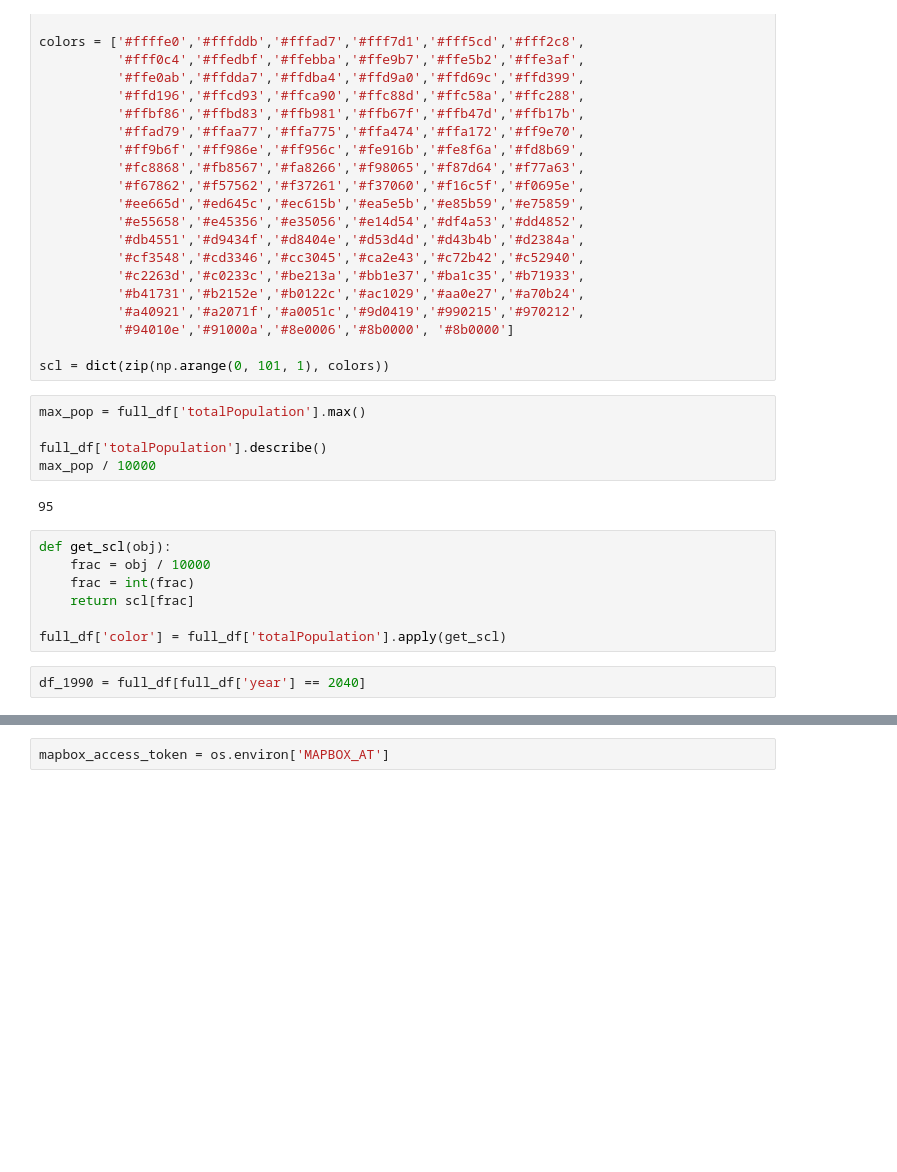
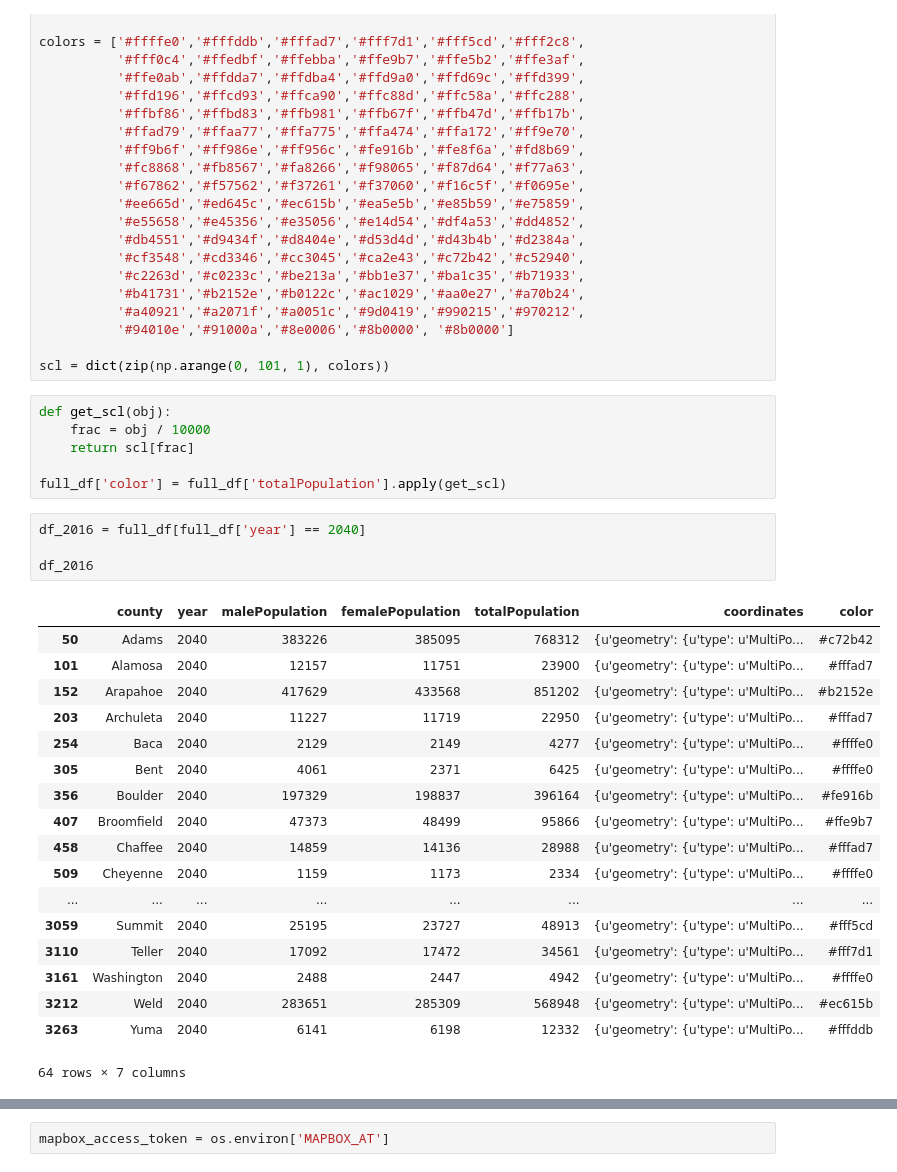
Before and after one commit to andrewfulton9/Colorado_Population_Analysis, a Jupyter notebook: population_analysis.ipynb, the cells around one changed output, grey strips where cells are left out. Cells and saved outputs as stored; diff of their text form; blank space fills up the shorter version.

```diff
--- a/population_analysis.ipynb
+++ b/population_analysis.ipynb
@@ -135,21 +128,34 @@ colors = ['#ffffe0','#fffddb','#fffad7','#fff7d1','#fff5cd','#fff2c8',
           '#94010e','#91000a','#8e0006','#8b0000', '#8b0000']
 
 scl = dict(zip(np.arange(0, 101, 1), colors))
-# %%
-max_pop = full_df['totalPopulation'].max()
-
-full_df['totalPopulation'].describe()
-max_pop / 10000
-# %% [output]
-95
 # %%
 def get_scl(obj):
     frac = obj / 10000
-    frac = int(frac)
     return scl[frac]
 
 full_df['color'] = full_df['totalPopulation'].apply(get_scl)
 # %%
-df_1990 = full_df[full_df['year'] == 2040]
+df_2016 = full_df[full_df['year'] == 2040]
+
+df_2016
+# %% [output]
+|  | county | year | malePopulation | femalePopulation | totalPopulation | coordinates | color |
+| 50 | Adams | 2040 | 383226 | 385095 | 768312 | {u'geometry': {u'type': u'MultiPo... | #c72b42 |
+| 101 | Alamosa | 2040 | 12157 | 11751 | 23900 | {u'geometry': {u'type': u'MultiPo... | #fffad7 |
+| 152 | Arapahoe | 2040 | 417629 | 433568 | 851202 | {u'geometry': {u'type': u'MultiPo... | #b2152e |
+| 203 | Archuleta | 2040 | 11227 | 11719 | 22950 | {u'geometry': {u'type': u'MultiPo... | #fffad7 |
+| 254 | Baca | 2040 | 2129 | 2149 | 4277 | {u'geometry': {u'type': u'MultiPo... | #ffffe0 |
+| 305 | Bent | 2040 | 4061 | 2371 | 6425 | {u'geometry': {u'type': u'MultiPo... | #ffffe0 |
+| 356 | Boulder | 2040 | 197329 | 198837 | 396164 | {u'geometry': {u'type': u'MultiPo... | #fe916b |
+| 407 | Broomfield | 2040 | 47373 | 48499 | 95866 | {u'geometry': {u'type': u'MultiPo... | #ffe9b7 |
+| 458 | Chaffee | 2040 | 14859 | 14136 | 28988 | {u'geometry': {u'type': u'MultiPo... | #fffad7 |
+| 509 | Cheyenne | 2040 | 1159 | 1173 | 2334 | {u'geometry': {u'type': u'MultiPo... | #ffffe0 |
+| ... | ... | ... | ... | ... | ... | ... | ... |
+| 3059 | Summit | 2040 | 25195 | 23727 | 48913 | {u'geometry': {u'type': u'MultiPo... | #fff5cd |
+| 3110 | Teller | 2040 | 17092 | 17472 | 34561 | {u'geometry': {u'type': u'MultiPo... | #fff7d1 |
+| 3161 | Washington | 2040 | 2488 | 2447 | 4942 | {u'geometry': {u'type': u'MultiPo... | #ffffe0 |
+| 3212 | Weld | 2040 | 283651 | 285309 | 568948 | {u'geometry': {u'type': u'MultiPo... | #ec615b |
+| 3263 | Yuma | 2040 | 6141 | 6198 | 12332 | {u'geometry': {u'type': u'MultiPo... | #fffddb |
+64 rows × 7 columns
 # %%
 layers_ls = []
```
Also changed, not shown: parts of 16 cells of this notebook.
